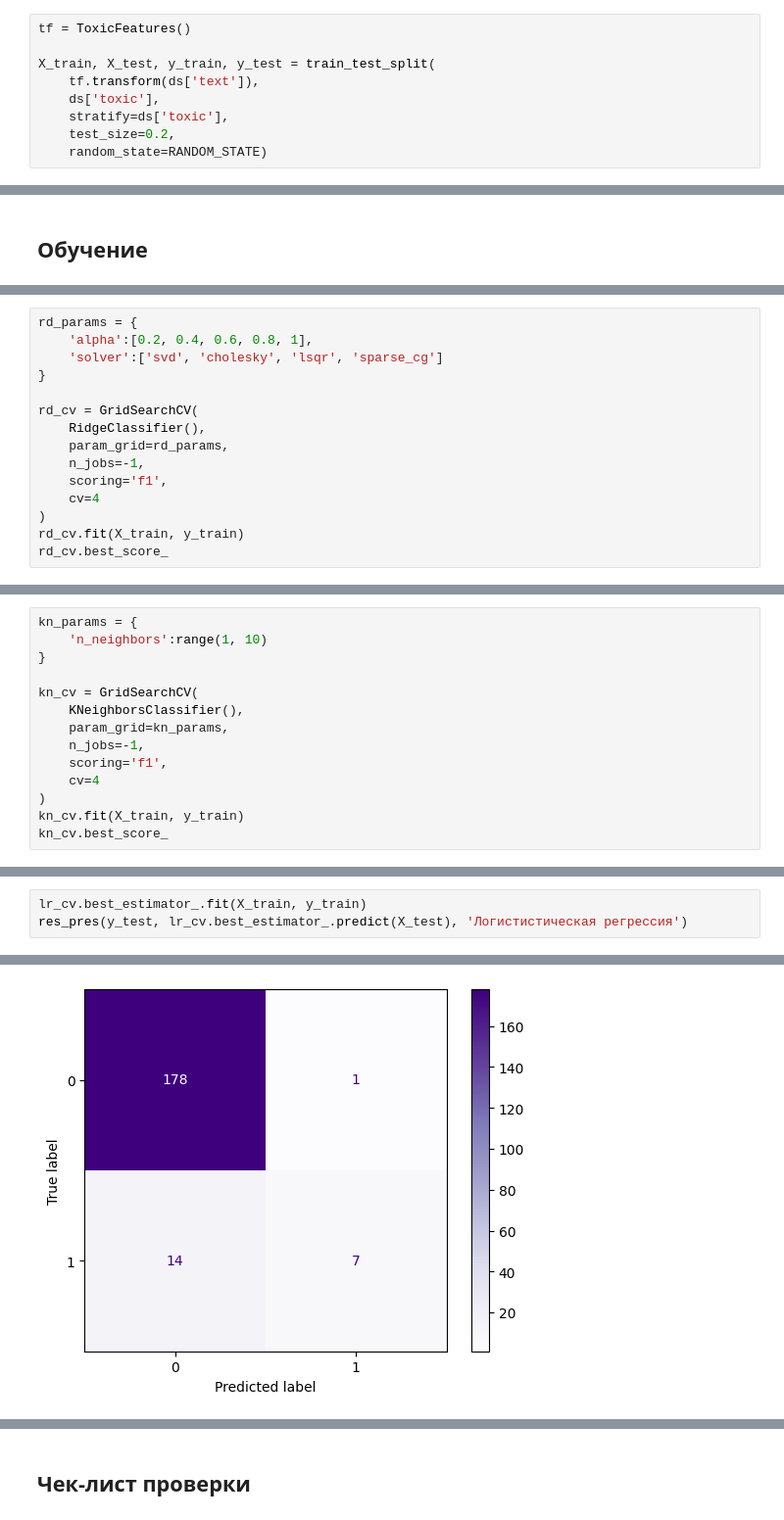
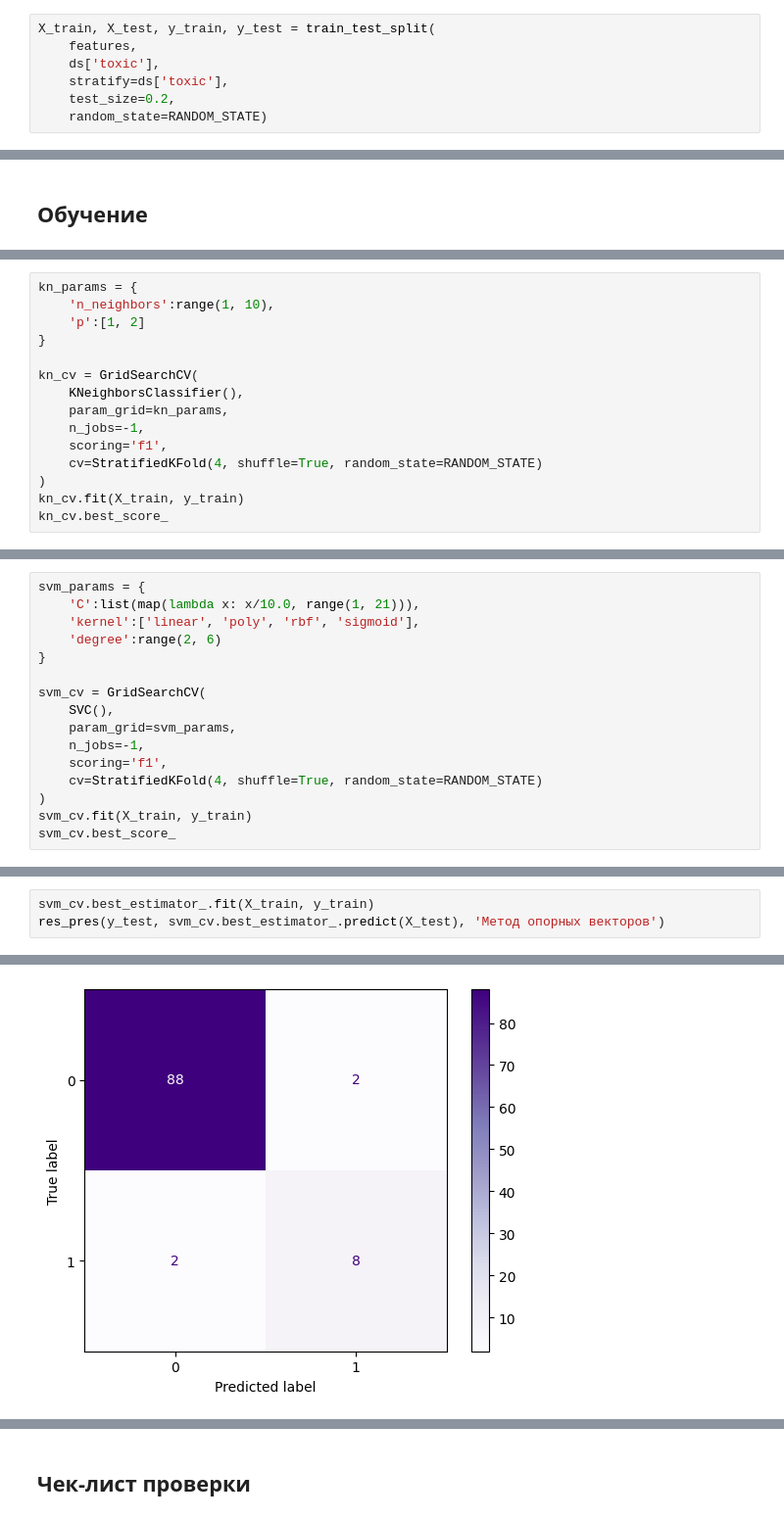
Before and after one commit to Maksim1004/data_science_studying, a Jupyter notebook: wiki_shop.ipynb, the cells around one changed output, grey strips where cells are left out. Shown at 98% size. Saved outputs shown, nothing was run; the diff lists cells and outputs as text.

```diff
--- a/wiki_shop.ipynb
+++ b/wiki_shop.ipynb
@@ -143,8 +163,6 @@ class ToxicFeatures(TransformerMixin, BaseEstimator):
 # %%
-tf = ToxicFeatures()
-
 X_train, X_test, y_train, y_test = train_test_split(
-    tf.transform(ds['text']),
+    features,
     ds['toxic'],
     stratify=ds['toxic'],
     test_size=0.2,
@@ -171,15 +194,0 @@ lr_cv.best_score_
-# %%
-rd_params = {
-    'alpha':[0.2, 0.4, 0.6, 0.8, 1],
-    'solver':['svd', 'cholesky', 'lsqr', 'sparse_cg']
-}
-
-rd_cv = GridSearchCV(
-    RidgeClassifier(),
-    param_grid=rd_params,
-    n_jobs=-1,
-    scoring='f1',
-    cv=4
-)
-rd_cv.fit(X_train, y_train)
-rd_cv.best_score_
@@ -188,6 +197,7 @@ rd_cv.best_score_
 # %%
 kn_params = {
-    'n_neighbors':range(1, 10)
+    'n_neighbors':range(1, 10),
+    'p':[1, 2]
 }
 
 kn_cv = GridSearchCV(
@@ -195,7 +205,7 @@ kn_cv = GridSearchCV(
     param_grid=kn_params,
     n_jobs=-1,
     scoring='f1',
-    cv=4
+    cv=StratifiedKFold(4, shuffle=True, random_state=RANDOM_STATE)
 )
 kn_cv.fit(X_train, y_train)
 kn_cv.best_score_
@@ -203,0 +216,16 @@ kn_cv.best_score_
+# %%
+svm_params = {
+    'C':list(map(lambda x: x/10.0, range(1, 21))),
+    'kernel':['linear', 'poly', 'rbf', 'sigmoid'],
+    'degree':range(2, 6)
+}
+
+svm_cv = GridSearchCV(
+    SVC(),
+    param_grid=svm_params,
+    n_jobs=-1,
+    scoring='f1',
+    cv=StratifiedKFold(4, shuffle=True, random_state=RANDOM_STATE)
+)
+svm_cv.fit(X_train, y_train)
+svm_cv.best_score_
@@ -219,4 +256,4 @@ f1: 0.19
 # %%
-lr_cv.best_estimator_.fit(X_train, y_train)
-res_pres(y_test, lr_cv.best_estimator_.predict(X_test), 'Логистистическая регрессия')
+svm_cv.best_estimator_.fit(X_train, y_train)
+res_pres(y_test, svm_cv.best_estimator_.predict(X_test), 'Метод опорных векторов')
 # %% [output]
@@ -225 +262 @@ f1: 0.483
-[figure, old version]
+[figure, new version]
```
Also changed, not shown: parts of 32 cells of this notebook.
